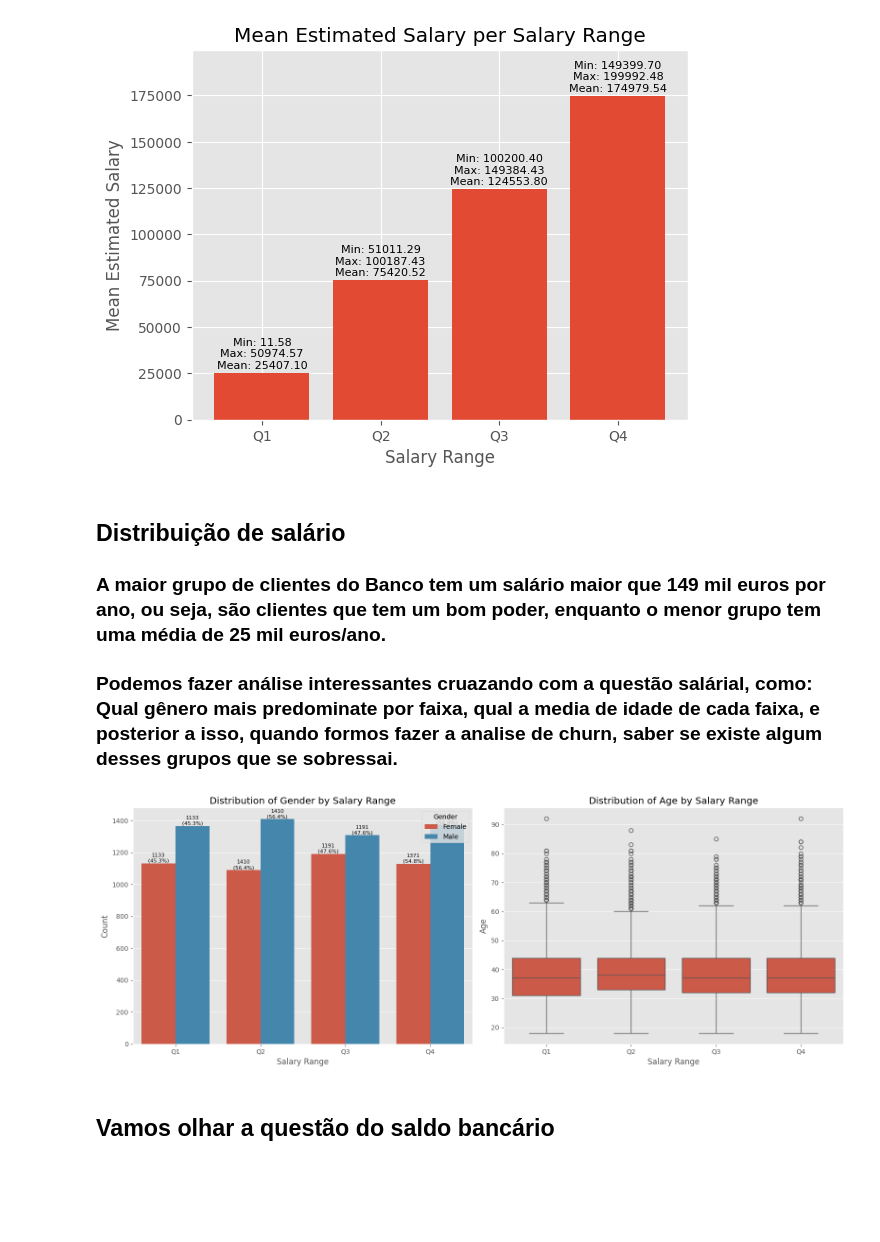
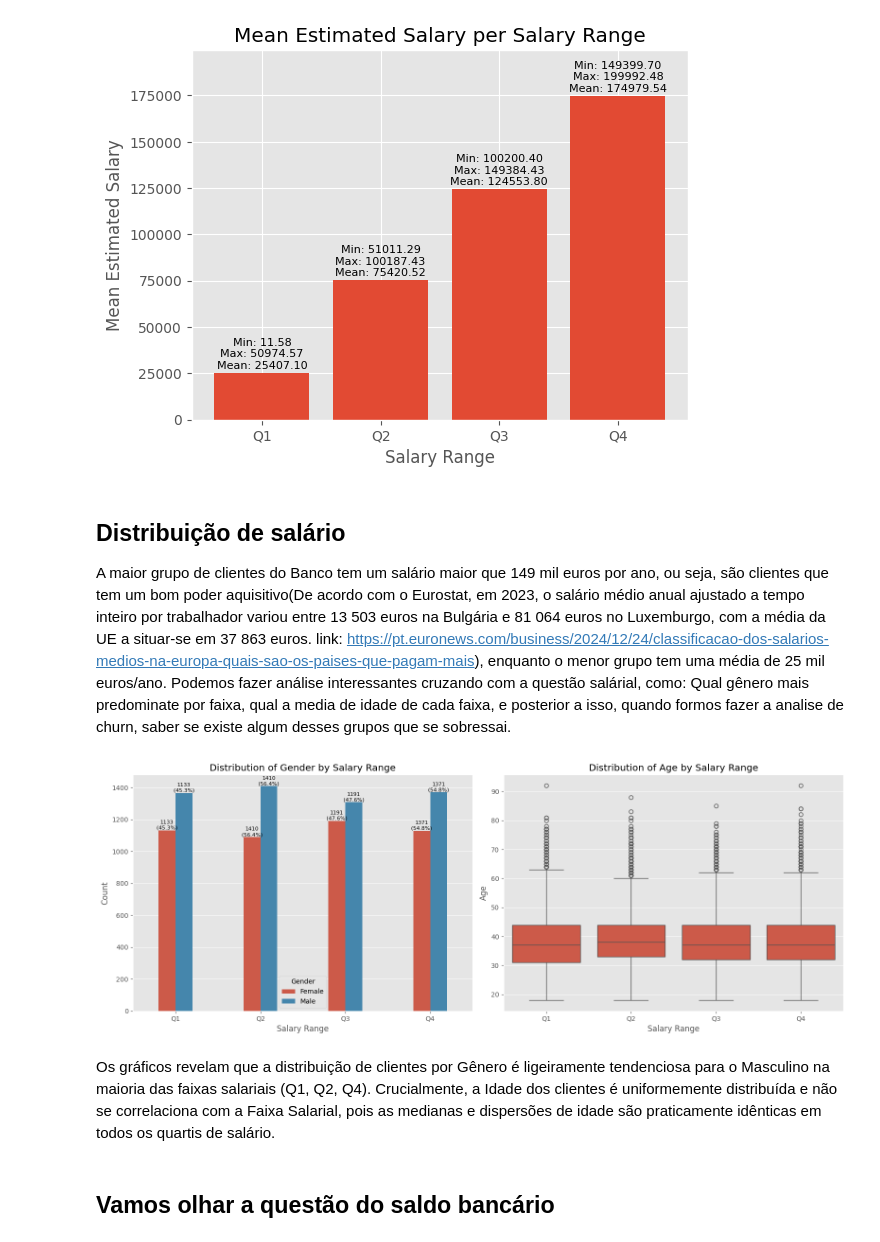
Before and after one commit to Emannuel-A/Bank-Customer-Churn---Analysis, a Jupyter notebook: Bank_Customer_Churn.ipynb, the cells around one changed output. Saved outputs shown, nothing was run; the diff lists cells and outputs as text; code cells hidden in the pictures; blank space fills up the shorter version.

```diff
--- a/Bank_Customer_Churn.ipynb
+++ b/Bank_Customer_Churn.ipynb
@@ -255,58 +261,58 @@ plt.show()
 [figure]
 # %% [markdown]
 ## Distribuição de salário
-### A maior grupo de clientes do Banco tem um salário maior que 149 mil euros por ano, ou seja, são clientes que tem um bom poder, enquanto o menor grupo tem uma média de 25 mil euros/ano.
-### Podemos fazer análise interessantes cruazando com a questão salárial, como: Qual gênero mais predominate por faixa, qual a media de idade de cada faixa, e posterior a isso, quando formos fazer a analise de churn, saber se existe algum desses grupos que se sobressai.
+A maior grupo de clientes do Banco tem um salário maior que 149 mil euros por ano, ou seja, são clientes que tem um bom poder aquisitivo(De acordo com o Eurostat, em 2023, o salário médio anual ajustado a tempo inteiro por trabalhador variou entre 13 503 euros na Bulgária e 81 064 euros no Luxemburgo, com a média da UE a situar-se em 37 863 euros. link: https://pt.euronews.com/business/2024/12/24/classificacao-dos-salarios-medios-na-europa-quais-sao-os-paises-que-pagam-mais), enquanto o menor grupo tem uma média de 25 mil euros/ano.
+Podemos fazer análise interessantes cruzando com a questão salárial, como: Qual gênero mais predominate por faixa, qual a media de idade de cada faixa, e posterior a isso, quando formos fazer a analise de churn, saber se existe algum desses grupos que se sobressai.
 # %%
-
-# Create a figure with two subplots (axes)
+# Vou criar os gráficos para enteder melhor a dritribuição dos salários
 fig, axes = plt.subplots(1, 2, figsize=(16, 6)) # Increased figure size for better text visibility
 
 # Plot 1: Salary Range by Gender
-sns.countplot(data=df, x='salary_range', hue='gender', ax=axes[0])
+sns.countplot(data=df, x='salary_range', hue='gender', ax=axes[0], width=0.4) # Reduced bar width
 axes[0].set_title('Distribution of Gender by Salary Range')
 axes[0].set_xlabel('Salary Range')
 axes[0].set_ylabel('Count')
 axes[0].tick_params(axis='x', rotation=0) # Keep x-axis labels horizontal
 axes[0].legend(title='Gender') # Ensure legend is visible and add a title
 
-# Add text annotations for counts and proportions on the countplot
-# Calculate counts and proportions per salary range and gender
 gender_counts = df.groupby(['salary_range', 'gender']).size().unstack(fill_value=0)
 gender_proportions = gender_counts.apply(lambda x: x / x.sum(), axis=1)
 
 for container in axes[0].containers:
     for i, patch in enumerate(container.patches):
         height = patch.get_height()
-        if height > 0: # Only add text for bars with height > 0
-            # Get the salary range and gender for this bar
+        if height > 0:
+
             salary_range = container.patches[i].get_x() + container.patches[i].get_width() / 2
             gender_index = [j for j, p in enumerate(container.patches) if p == patch][0]
             gender = gender_counts.columns[container.patches.index(patch) % len(gender_counts.columns)] # This might need adjustment based on how hue stacks bars
 
-            # Find the corresponding salary range label from the x-axis tick labels
+
             salary_range_label = axes[0].get_xticklabels()[int(patch.get_x() + 0.5)].get_text()
 
 
-            # Get the count and proportion for this specific bar (salary_range, gender)
+
             count = gender_counts.loc[salary_range_label, gender]
             proportion = gender_proportions.loc[salary_range_label, gender]
 
             axes[0].text(patch.get_x() + patch.get_width() / 2., height,
                          f'{count}\n({proportion:.1%})',
                          ha='center', va='bottom', fontsize=8)
 
 
 # Plot 2: Salary Range by Age (using boxplot to show distribution)
-sns.boxplot(data=df, x='salary_range', y='age')
+sns.boxplot(data=df, x='salary_range', y='age', ax=axes[1])
 axes[1].set_title('Distribution of Age by Salary Range')
 axes[1].set_xlabel('Salary Range')
 axes[1].set_ylabel('Age')
-axes[1].tick_params(axis='x', rotation=0) # Keep x-axis labels horizontal
-plt.tight_layout() # Adjust layout to prevent overlapping
+axes[1].tick_params(axis='x', rotation=0)
+
+plt.tight_layout()
 plt.show()
 # %% [output]
-[figure, old version]
+[figure, new version]
+# %% [markdown]
+Os gráficos revelam que a distribuição de clientes por Gênero é ligeiramente tendenciosa para o Masculino na maioria das faixas salariais (Q1, Q2, Q4). Crucialmente, a Idade dos clientes é uniformemente distribuída e não se correlaciona com a Faixa Salarial, pois as medianas e dispersões de idade são praticamente idênticas em todos os quartis de salário.
 # %% [markdown]
 ## Vamos olhar a questão do saldo bancário
 # %%
```
Also changed, not shown: parts of 17 cells of this notebook.
